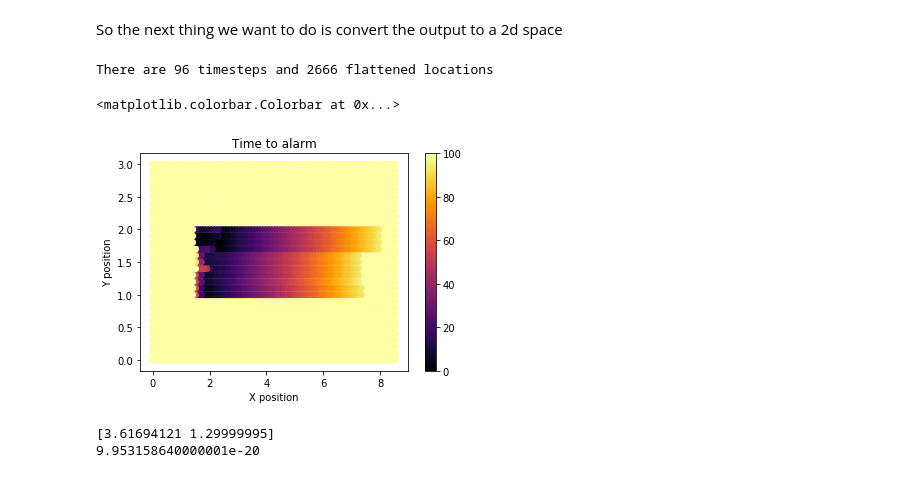
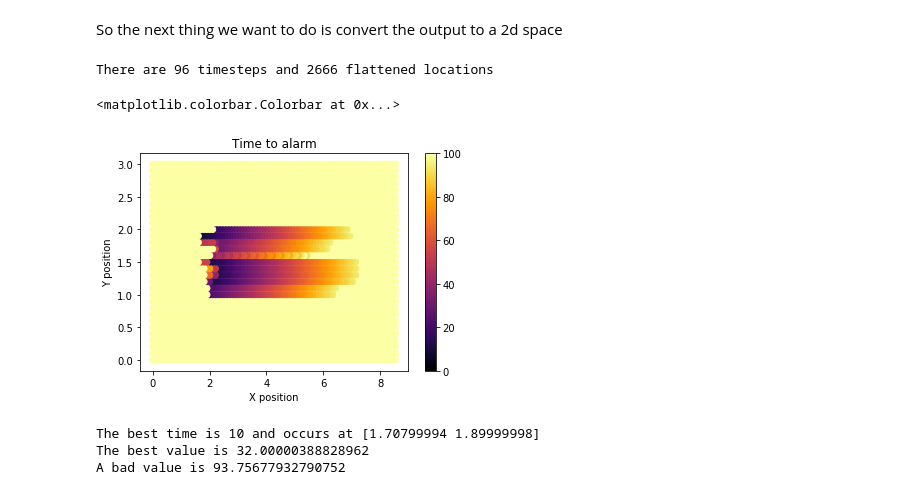
Before and after one commit to russelldj/SmokeDetectorOptimization, a Jupyter notebook: Visualization.ipynb, the cells around one changed output. Saved outputs shown, nothing was run; the diff lists cells and outputs as text; code cells hidden in the pictures.

Commit message:
Working optimization with hacky interpolation

```diff
--- a/Visualization.ipynb
+++ b/Visualization.ipynb
@@ -6,12 +6,15 @@ import numpy as np
 import matplotlib.pyplot as plt
 import matplotlib as mpl
 import pdb
+import scipy
+from scipy.optimize import minimize, rosen, rosen_der
+
 
 %matplotlib inline
 
-DATA_FILE = "/home/david/dev/SmokeDetectorOptimization/exportUSLab.csv" # Points to the data Katie gave us
+DATA_FILE = "exportUSLab.csv" # Points to the data Katie gave us
 VISUALIZE = False
-ALARM_THRESHOLD = 2e-21
+ALARM_THRESHOLD = 2e-20
 BIG_NUMBER = 100
 
 all_points = [[]] # This is a doubly-nested list with each internal list representing a single timestep
@@ -64,59 +67,66 @@ So the next thing we want to do is convert the output to a 2d space
 consentrations = np.asarray([x['C'].values[:-1] for x in all_times]) # Get all of the consentrations
 print("There are {} timesteps and {} flattened locations".format(consentrations.shape[0], consentrations.shape[1]))
 
-alarmed = consentrations > ALARM_THRESHOLD
+alarmed = consentrations > 2 * ALARM_THRESHOLD
 nonzero = np.nonzero(alarmed)
 nonzero_times, nonzero_locations = nonzero # this is pairs indicating that it alarmed at that time and location
 
 time_to_alarm = []
 for loc in range(alarmed.shape[1] + 1): # All of the possible locations
     same = loc == nonzero_locations
     if(np.any(same)):
         alarmed_times = nonzero_times[same]
         #print("alarmed times {} at location {}".format(alarmed_times, loc))
         #print("first alarmed times is {} at location {}".format(min(alarmed_times), loc))
         time_to_alarm.append(min(alarmed_times))
     else:
         time_to_alarm.append(BIG_NUMBER)
 
 
 #print(time_to_alarm)
 
 plt.cla()
 plt.clf()
 plt.xlabel("X position")
 plt.ylabel("Y position")
 plt.title("Time to alarm")
 norm = mpl.colors.Normalize(vmin=0, vmax=BIG_NUMBER)
 cb = plt.scatter(df['X'], df['Y'], c=time_to_alarm, cmap=plt.cm.inferno, norm=norm)
 plt.colorbar(cb) # Add a colorbar to a plot
 # %% [output]
 There are 96 timesteps and 2666 flattened locations
 <matplotlib.colorbar.Colorbar at 0x...>
-[figure, old version]
+[figure, new version]
-# %%
-#
-def make_lookup(data_frame):
-    """Returns a function which searches
-    the data at the sample nearest a given point
-    """
-    X = data_frame['X'].values[0:-1]
-    Y = data_frame['Y'].values[0:-1]
-    C = data_frame['C'].values[0:-1]
-    best = np.argmax(C)
-    XY = np.vstack((X,Y)).transpose()
-    print(XY[best,:])
-    def ret_func(xy):
-        diff = xy - XY
-        dist = np.linalg.norm(diff, axis=1)
-        loc = np.argmin(dist)
-        closest_c = C[loc]
-        return closest_c
-    return ret_func
-ret_func = make_lookup(df)
-
-print(ret_func(np.array([3.61694121, 1.29999995])))
-# %% [output]
-[3.61694121 1.29999995]
-9.953158640000001e-20
+# %%
+#
+#from scipy import interpolate
+def make_lookup(X, Y, time_to_alarm):
+    """Returns a function which searches
+    the data at the sample nearest a given point
+    """
+    best = np.argmin(time_to_alarm) # get the location of the shortest time to alarm
+    XY = np.vstack((X,Y)).transpose() # combine the x and y data points
+    print("The best time is {} and occurs at {}".format(time_to_alarm[best], XY[best,:]))
+    EPSILON = 0.00000001
+    def ret_func(xy): # this is what will be returned
+        diff = xy - XY # get the x and y distances from the query point for each marked point
+        dist = np.linalg.norm(diff, axis=1)
+        locs = np.argsort(dist)[:4]
+        weights = 1.0 / (dist[locs] + EPSILON) # weight by one over the distance to the sample point
+        reweighted = weights * time_to_alarm[locs]
+        closest_time = sum(reweighted) / sum(weights)
+        #f = interpolate.interp2d(X, Y, time_to_alarm)
+        return closest_time
+    return ret_func
+
+ret_func = make_lookup(df["X"][:-1], df["Y"][:-1], np.array(time_to_alarm[:-1]))
+BEST_LOC = np.array([2.31082344, 1.70000005])
+BAD_LOC = np.array([2, 2])
+
+print("The best value is {}".format(ret_func(BEST_LOC)))
+print("A bad value is {}".format(ret_func(BAD_LOC)))
+# %% [output]
+The best time is 10 and occurs at [1.70799994 1.89999998]
+The best value is 32.00000388828962
+A bad value is 93.75677932790752
 # %%
```
Also changed, not shown: parts of 1 cell of this notebook.
